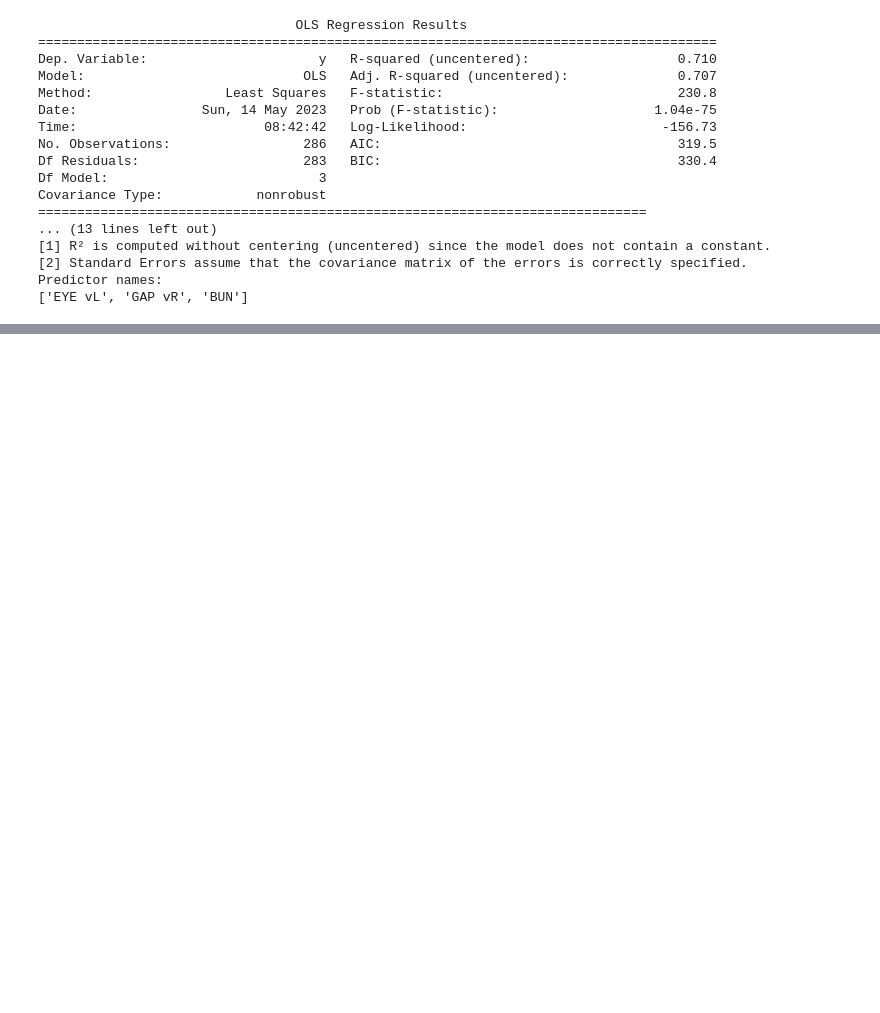
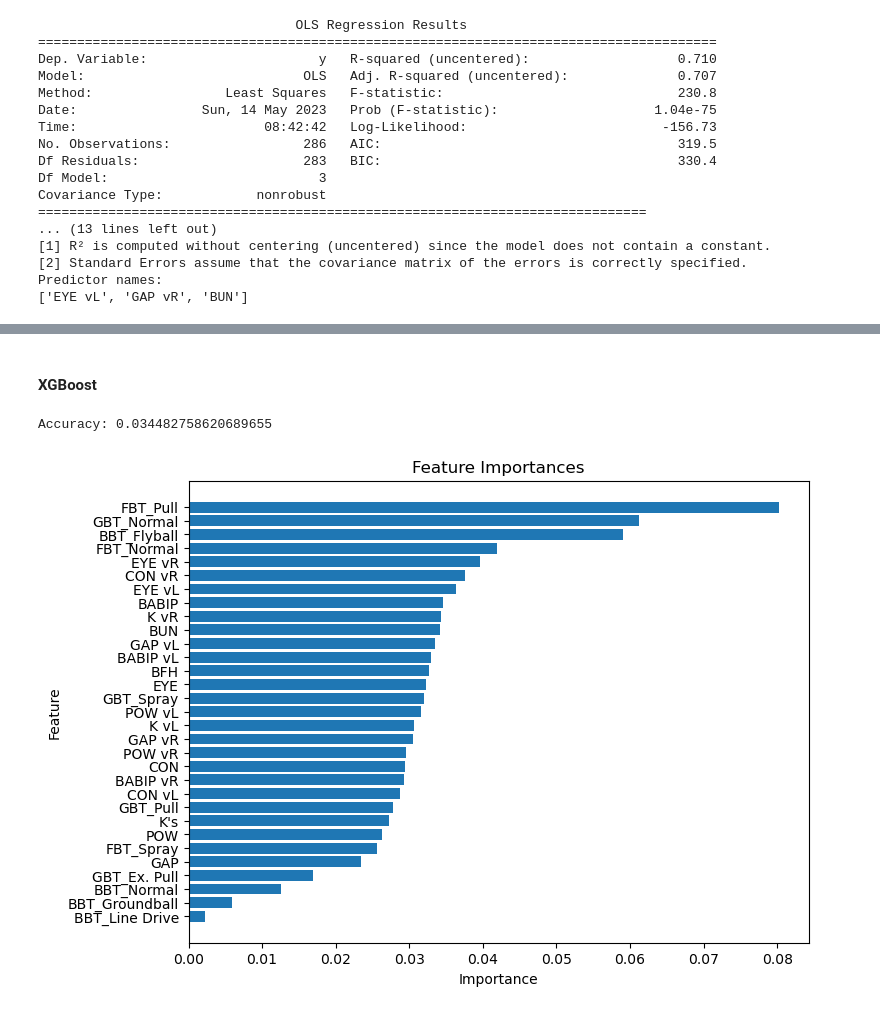
Before and after one commit to AdVarga90/Projects, a Jupyter notebook: OOTP/OOTP24.ipynb, the cells around one changed output, grey strips where cells are left out. Cells and saved outputs as stored; diff of their text form; code cells hidden in the pictures; blank space fills up the shorter version.

```diff
--- a/OOTP/OOTP24.ipynb
+++ b/OOTP/OOTP24.ipynb
@@ -567,0 +712,46 @@ Ridge MSE: 0.16
+# %% [markdown]
+#### XGBoost
+# %%
+import xgboost as xgb
+from sklearn.metrics import accuracy_score
+from sklearn.preprocessing import LabelEncoder
+
+pred_names = predictors_batters.copy()
+
+le = LabelEncoder()
+y_train_l = le.fit_transform(y_train)
+y_test_l = le.fit_transform(y_test)
+
+# Create the XGBoost model
+xgb_model = xgb.XGBClassifier()
+
+# Fit the model to the training data
+xgb_model.fit(X_train, y_train_l)
+
+# Make predictions on the testing data
+y_pred = xgb_model.predict(X_test)
+
+# Evaluate the model
+accuracy = accuracy_score(y_test_l, y_pred)
+print("Accuracy:", accuracy)
+# %% [output]
+Accuracy: 0.034482758620689655
+# %%
+# Get feature importances
+importance = xgb_model.feature_importances_
+
+# Create a DataFrame to hold the feature names and importances
+feature_importances = pd.DataFrame({'Feature': pred_names, 'Importance': importance})
+
+# Sort the features by importance in descending order
+feature_importances = feature_importances.sort_values(by='Importance', ascending=True)
+
+# Plot feature importances
+plt.figure(figsize=(8, 6))
+plt.barh(feature_importances['Feature'], feature_importances['Importance'])
+plt.xlabel('Importance')
+plt.ylabel('Feature')
+plt.title('Feature Importances')
+plt.show()
+# %% [output]
+[figure, added]
```
Also changed, not shown: parts of 19 cells of this notebook.
